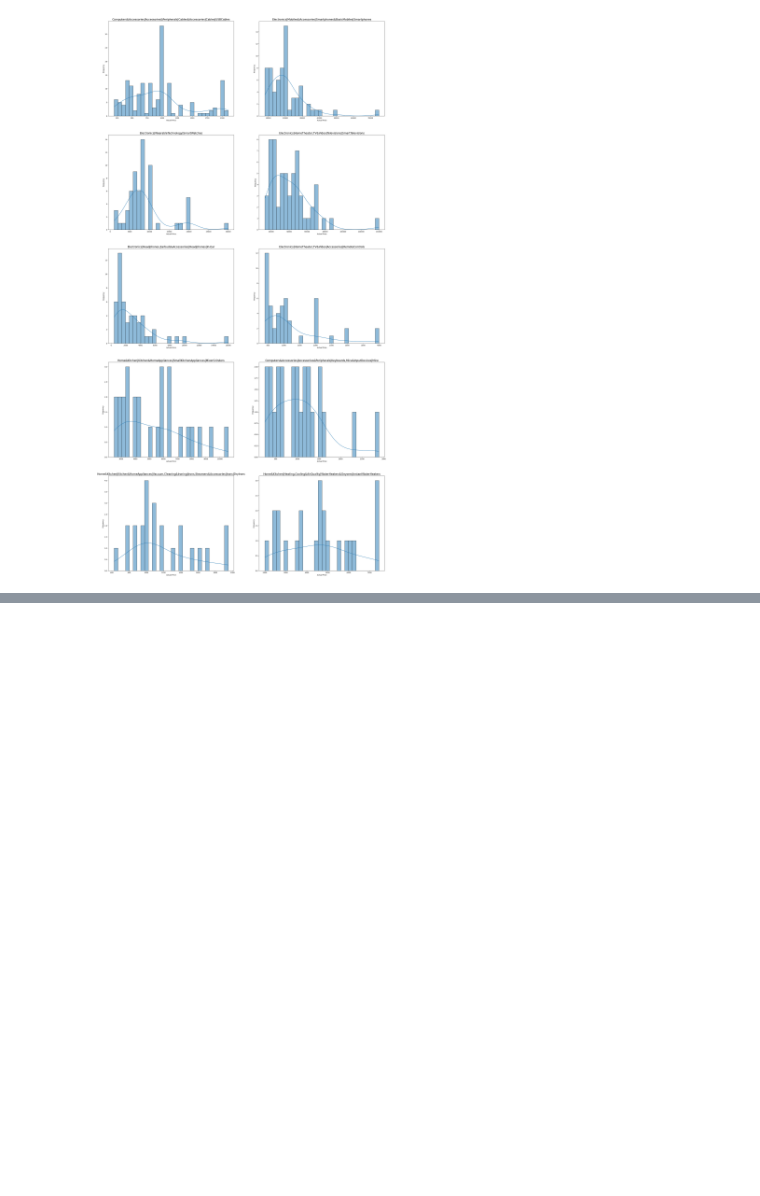
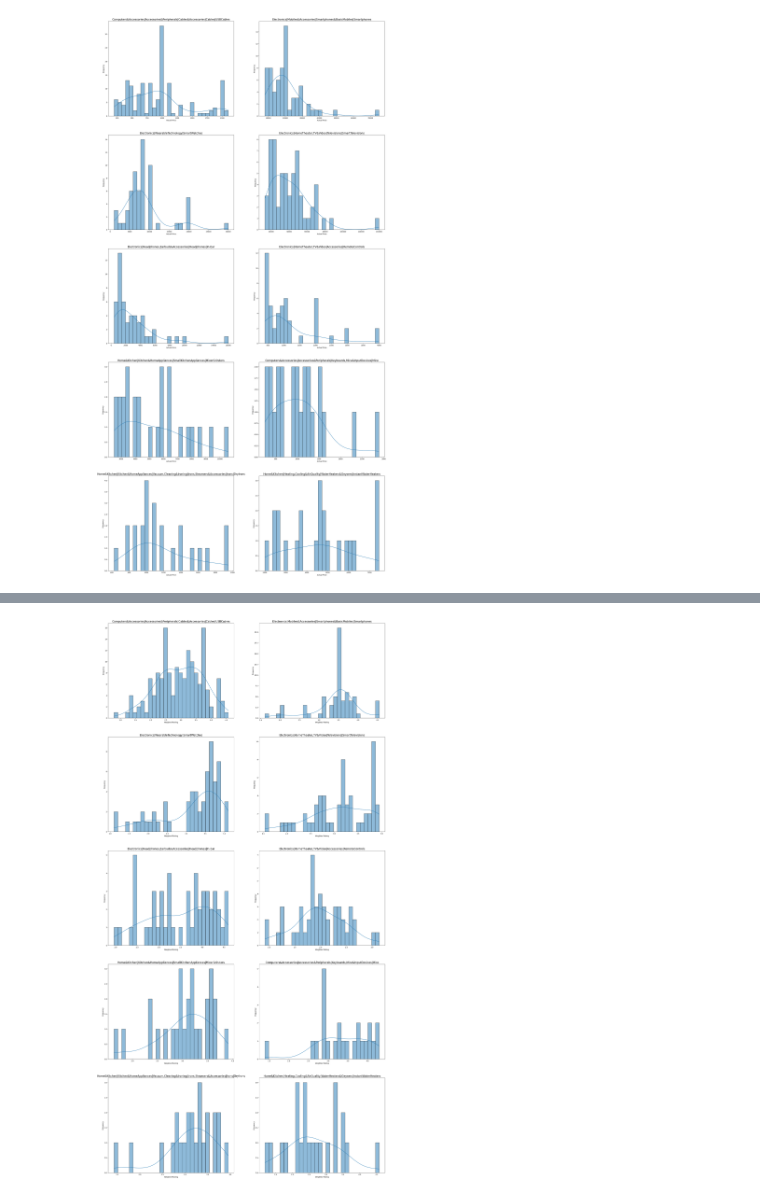
Before and after one commit to SantoshAbhinav/BusinessCaseStudies, a Jupyter notebook: case_studies/Amazon_Product_Recommendation_System_BCS.ipynb, the cells around one changed output, grey strips where cells are left out. Saved outputs shown, nothing was run; the diff lists cells and outputs as text; code cells hidden in the pictures; blank space fills up the shorter version.

```diff
--- a/case_studies/Amazon_Product_Recommendation_System_BCS.ipynb
+++ b/case_studies/Amazon_Product_Recommendation_System_BCS.ipynb
@@ -737,4 +737,17 @@ plt.show()
 # %% [output]
 [figure]
 # %%
-df['weighted_rating'] = df['weighted_rating'] / df['weighted_rating'].max() * 5
+# Derived feature: price_difference
+df['price_difference'] = df['actual_price'] - df['discounted_price']
+
+# Normalize rating scores (Min-Max normalization)
+df['normalized_rating'] = (df['rating'] - df['rating'].min()) / (df['rating'].max() - df['rating'].min())
+
+# Derived feature: value_for_money_score (normalized rating divided by price_difference)
+df['value_for_money_score'] = df['normalized_rating'] / (df['price_difference'] + 1)  # +1 to avoid division by zero
+
+# Derived feature: weighted_rating (rating * log1p(rating_count))
+df['weighted_rating'] = df['rating'] * np.log1p(df['rating_count'])
+
+
+df['weighted_rating'] = (df['weighted_rating'] / df['weighted_rating'].max()) * 5
@@ -740,0 +766,15 @@ df['weighted_rating'] = df['weighted_rating'] / df['weighted_rating'].max() * 5
+# %%
+top_categories = df['category'].value_counts().nlargest(10).index
+fig, axes = plt.subplots(5, 2, figsize=(30, 60), sharex=False, sharey=False)
+axes = axes.flatten()
+
+for i, cat in enumerate(top_categories):
+    sns.histplot(df[df['category'] == cat]['weighted_rating'], bins=30, ax=axes[i], kde=True)
+    axes[i].set_title(cat, fontsize=16)  # Increase font size as needed
+    axes[i].set_xlabel('Weighted Rating')
+    axes[i].set_ylabel('Frequency')
+
+# plt.tight_layout()
+plt.show()
+# %% [output]
+[figure, added]
```
Also changed, not shown: parts of 9 cells of this notebook.
